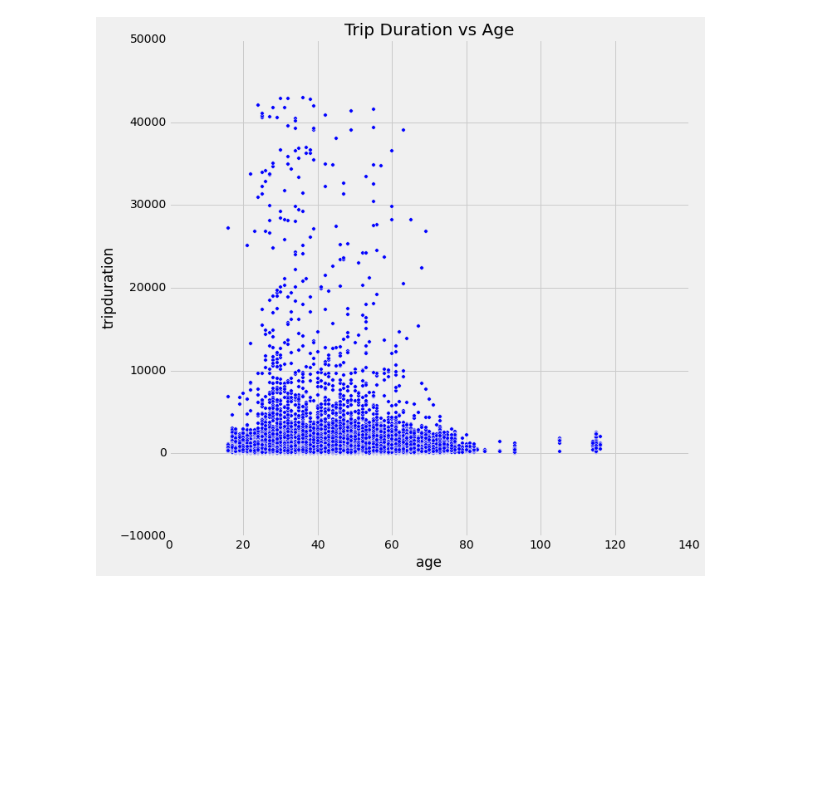
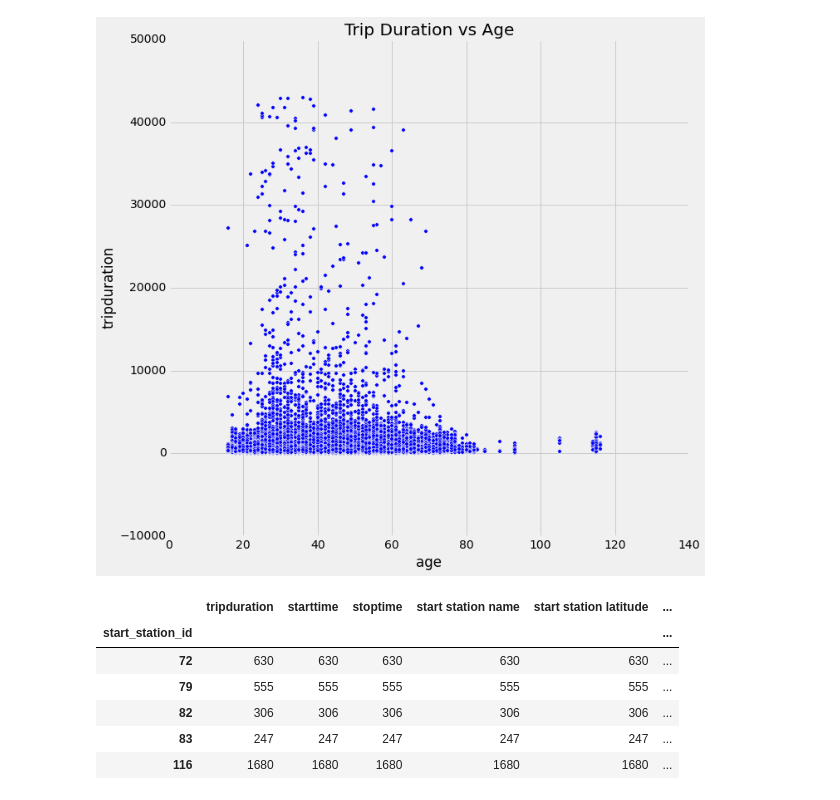
Before and after one commit to docmarionum1/python-data-science-primer, a Jupyter notebook: cheatsheet.ipynb, the cells around one changed output. Drawn from its saved outputs; the diff is of its cells as text; code cells hidden in the pictures; blank space fills up the shorter version.

```diff
--- a/cheatsheet.ipynb
+++ b/cheatsheet.ipynb
@@ -511,3 +598,16 @@ merged.plot(kind='scatter', x='age', y='tripduration', figsize=(10,10), title='T
 # %% [output]
 <matplotlib.axes._subplots.AxesSubplot at 0x...>
 [figure]
+# %%
+# Group by can be used to get summary statistics on groups of rows
+
+# Get Number of rides that started at each station
+merged.groupby('start_station_id').count().head()
+# %% [output]
+|  | tripduration | starttime | stoptime | start station name | start station latitude | ... |
+| start_station_id |  |  |  |  |  | ... |
+| 72 | 630 | 630 | 630 | 630 | 630 | ... |
+| 79 | 555 | 555 | 555 | 555 | 555 | ... |
+| 82 | 306 | 306 | 306 | 306 | 306 | ... |
+| 83 | 247 | 247 | 247 | 247 | 247 | ... |
+| 116 | 1680 | 1680 | 1680 | 1680 | 1680 | ... |
```
Also changed, not shown: parts of 8 cells of this notebook.
